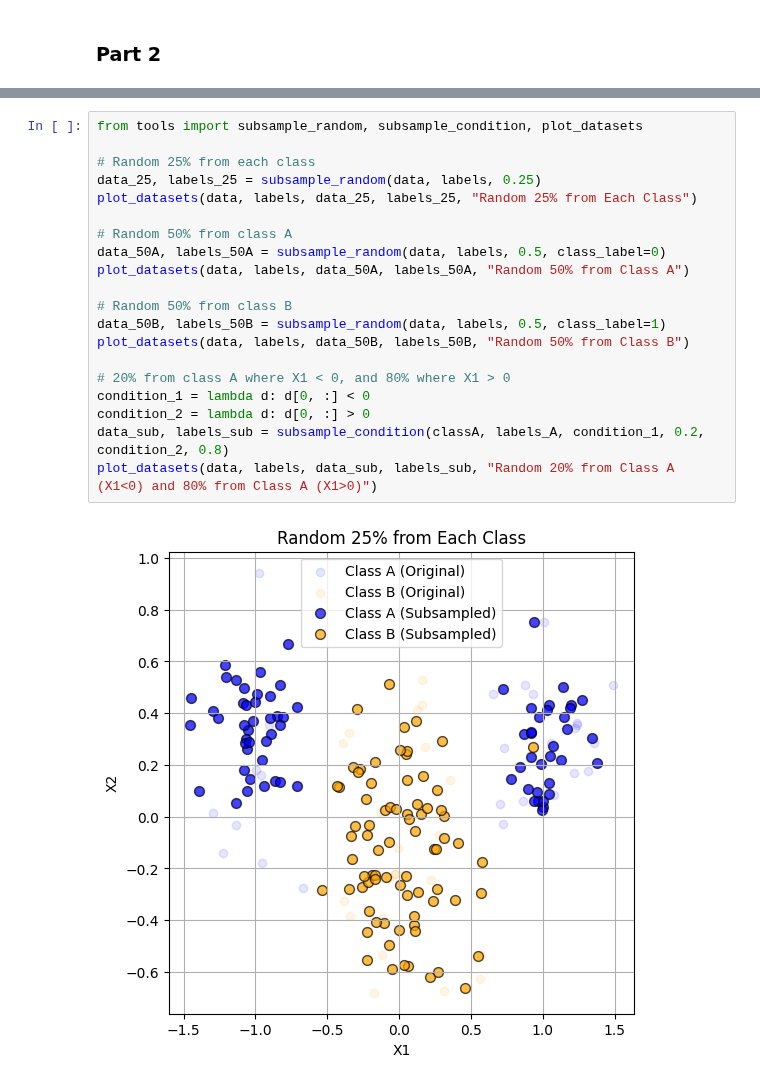
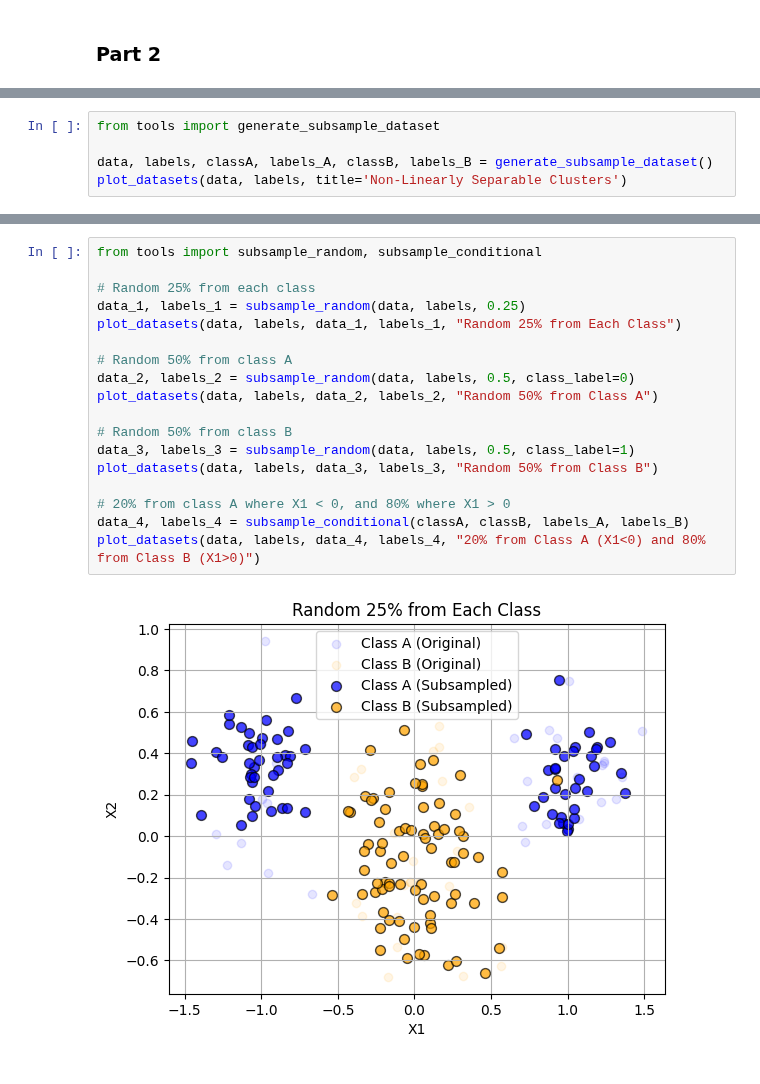
Before and after one commit to nathanansel28/DD2437, a Jupyter notebook: lab1a/task3.ipynb, the cells around one changed output, grey strips where cells are left out. Saved outputs shown, nothing was run; the diff lists cells and outputs as text.

```diff
--- a/lab1a/task3.ipynb
+++ b/lab1a/task3.ipynb
@@ -101,0 +50,5 @@ plt.show()
+# %%
+from tools import generate_subsample_dataset
+
+data, labels, classA, labels_A, classB, labels_B = generate_subsample_dataset()
+plot_datasets(data, labels, title='Non-Linearly Separable Clusters')
@@ -102,22 +57,20 @@ plt.show()
 # %%
-from tools import subsample_random, subsample_condition, plot_datasets
+from tools import subsample_random, subsample_conditional
 
 # Random 25% from each class
-data_25, labels_25 = subsample_random(data, labels, 0.25)
-plot_datasets(data, labels, data_25, labels_25, "Random 25% from Each Class")
+data_1, labels_1 = subsample_random(data, labels, 0.25)
+plot_datasets(data, labels, data_1, labels_1, "Random 25% from Each Class")
 
 # Random 50% from class A
-data_50A, labels_50A = subsample_random(data, labels, 0.5, class_label=0)
-plot_datasets(data, labels, data_50A, labels_50A, "Random 50% from Class A")
+data_2, labels_2 = subsample_random(data, labels, 0.5, class_label=0)
+plot_datasets(data, labels, data_2, labels_2, "Random 50% from Class A")
 
 # Random 50% from class B
-data_50B, labels_50B = subsample_random(data, labels, 0.5, class_label=1)
-plot_datasets(data, labels, data_50B, labels_50B, "Random 50% from Class B")
+data_3, labels_3 = subsample_random(data, labels, 0.5, class_label=1)
+plot_datasets(data, labels, data_3, labels_3, "Random 50% from Class B")
 
 # 20% from class A where X1 < 0, and 80% where X1 > 0
-condition_1 = lambda d: d[0, :] < 0
-condition_2 = lambda d: d[0, :] > 0
-data_sub, labels_sub = subsample_condition(classA, labels_A, condition_1, 0.2, condition_2, 0.8)
-plot_datasets(data, labels, data_sub, labels_sub, "Random 20% from Class A (X1<0) and 80% from Class A (X1>0)")
+data_4, labels_4 = subsample_conditional(classA, classB, labels_A, labels_B)
+plot_datasets(data, labels, data_4, labels_4, "20% from Class A (X1<0) and 80% from Class B (X1>0)")
 # %% [output]
-[figure, old version]
+[figure, new version]
```
Also changed, not shown: parts of 7 cells of this notebook, 1 other file.
